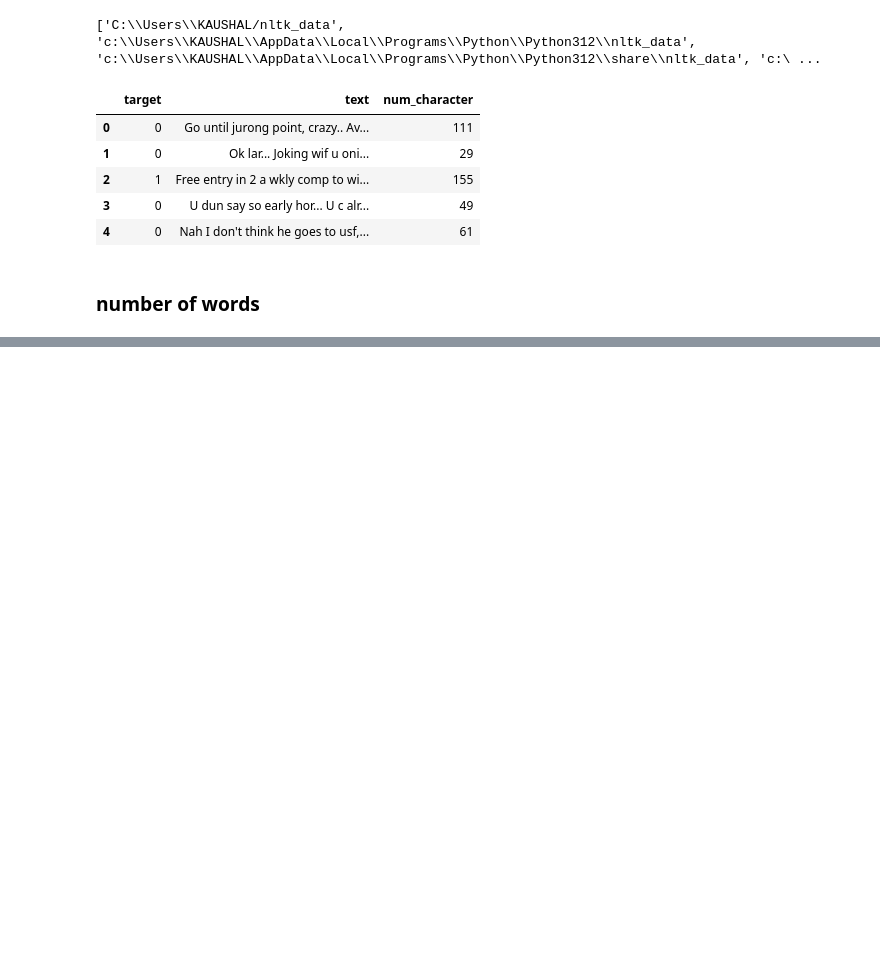
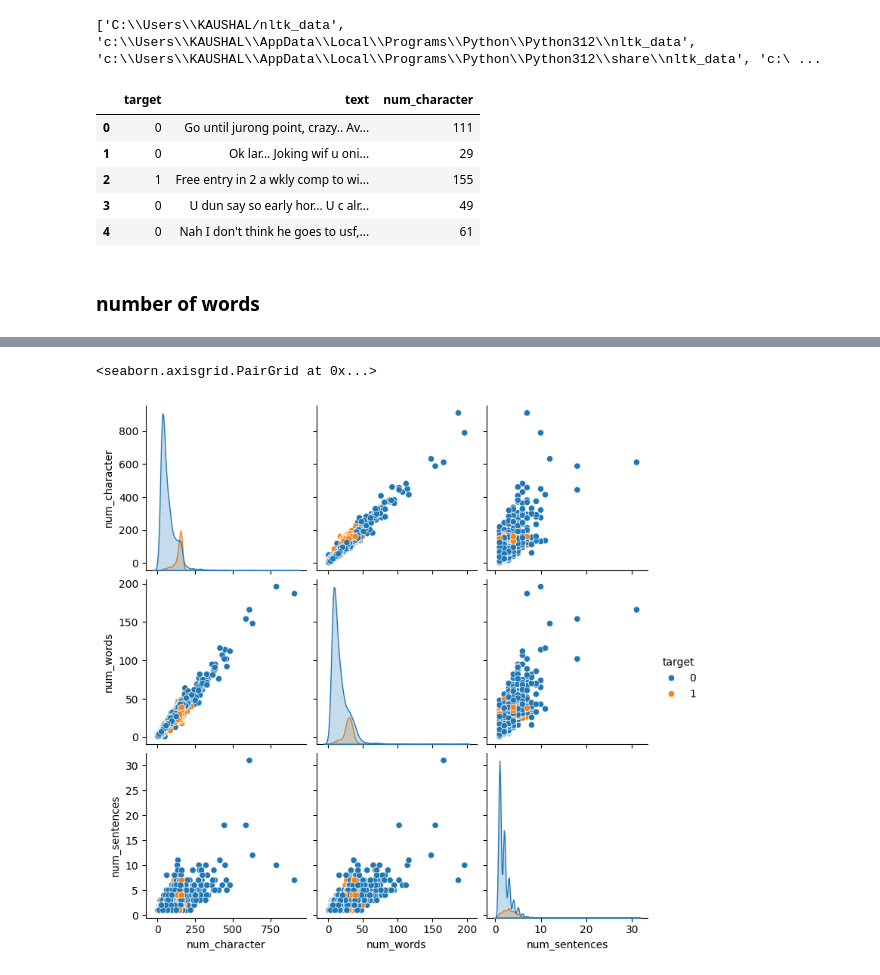
Before and after one commit to CodeWithKaushal/SMS-Spam-Classifier-Project, a Jupyter notebook: mamin.ipynb, the cells around one changed output, grey strips where cells are left out. Drawn from its saved outputs; the diff is of its cells as text; code cells hidden in the pictures; blank space fills up the shorter version.

```diff
--- a/mamin.ipynb
+++ b/mamin.ipynb
@@ -208,0 +268,5 @@ LookupError:
+# %%
+sns.pairplot(df,hue='target')
+# %% [output]
+<seaborn.axisgrid.PairGrid at 0x...>
+[figure, added]
```
Also changed, not shown: parts of 29 cells of this notebook.
